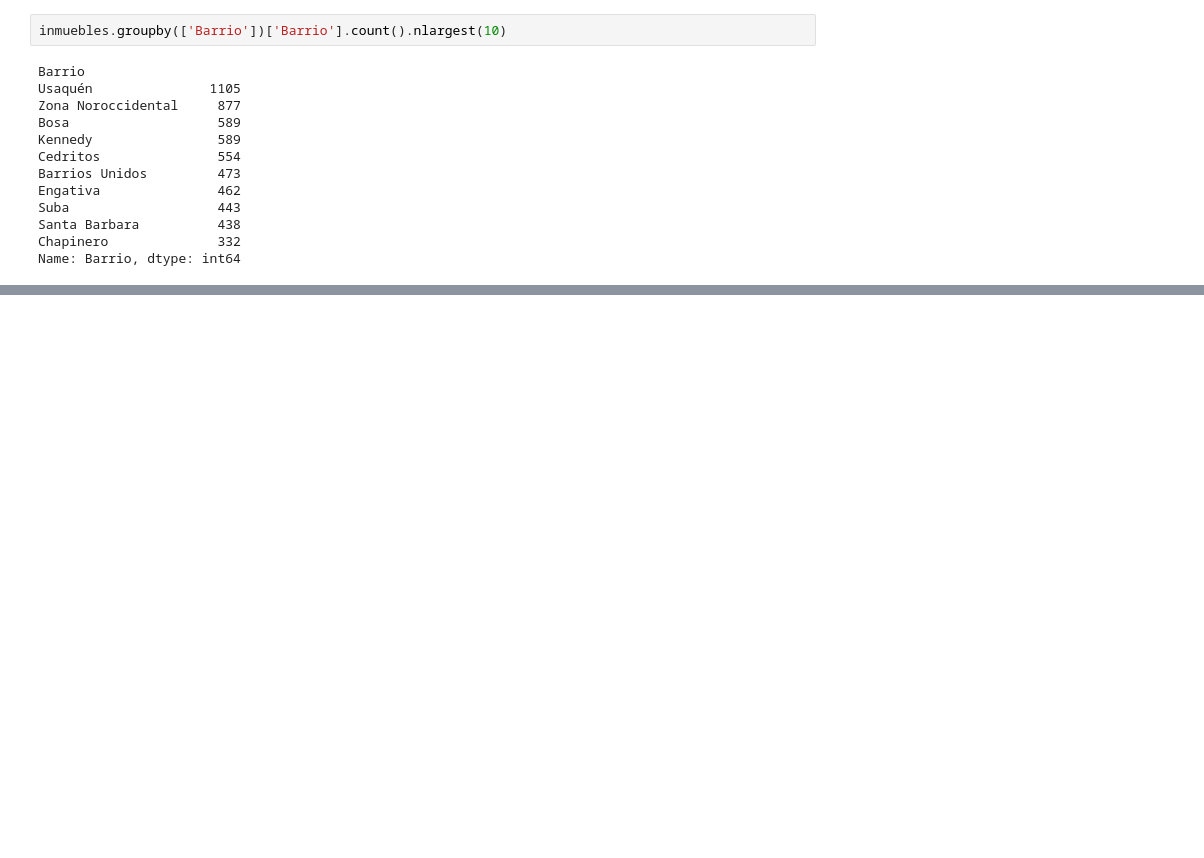
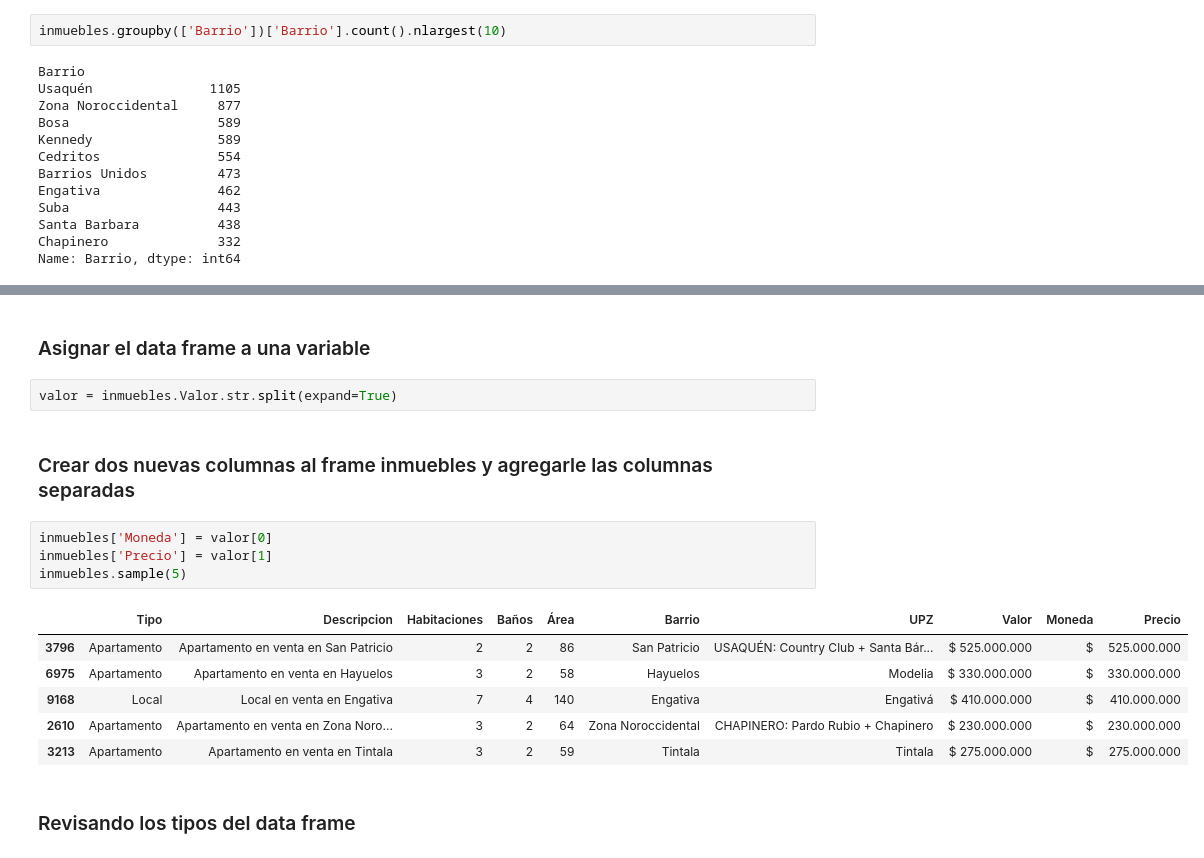
Before and after one commit to doguedogue/pythonic-colab, a Jupyter notebook: rva_tests.ipynb, the cells around one changed output, grey strips where cells are left out. Saved outputs shown, nothing was run; the diff lists cells and outputs as text; blank space fills up the shorter version.

```diff
--- a/rva_tests.ipynb
+++ b/rva_tests.ipynb
@@ -301,0 +390,19 @@ Name: Barrio, dtype: int64
+# %% [markdown]
+### Asignar el data frame a una variable
+# %%
+valor = inmuebles.Valor.str.split(expand=True)
+# %% [markdown]
+### Crear dos nuevas columnas al frame inmuebles y agregarle las columnas separadas
+# %%
+inmuebles['Moneda'] = valor[0]
+inmuebles['Precio'] = valor[1]
+inmuebles.sample(5)
+# %% [output]
+|  | Tipo | Descripcion | Habitaciones | Baños | Área | Barrio | UPZ | Valor | Moneda | Precio |
+| 3796 | Apartamento | Apartamento en venta en San Patricio | 2 | 2 | 86 | San Patricio | USAQUÉN: Country Club + Santa Bár... | $ 525.000.000 | $ | 525.000.000 |
+| 6975 | Apartamento | Apartamento en venta en Hayuelos | 3 | 2 | 58 | Hayuelos | Modelia | $ 330.000.000 | $ | 330.000.000 |
+| 9168 | Local | Local en venta en Engativa | 7 | 4 | 140 | Engativa | Engativá | $ 410.000.000 | $ | 410.000.000 |
+| 2610 | Apartamento | Apartamento en venta en Zona Noro... | 3 | 2 | 64 | Zona Noroccidental | CHAPINERO: Pardo Rubio + Chapinero | $ 230.000.000 | $ | 230.000.000 |
+| 3213 | Apartamento | Apartamento en venta en Tintala | 3 | 2 | 59 | Tintala | Tintala | $ 275.000.000 | $ | 275.000.000 |
+# %% [markdown]
+### Revisando los tipos del data frame
```
Also changed, not shown: parts of 24 cells of this notebook.
